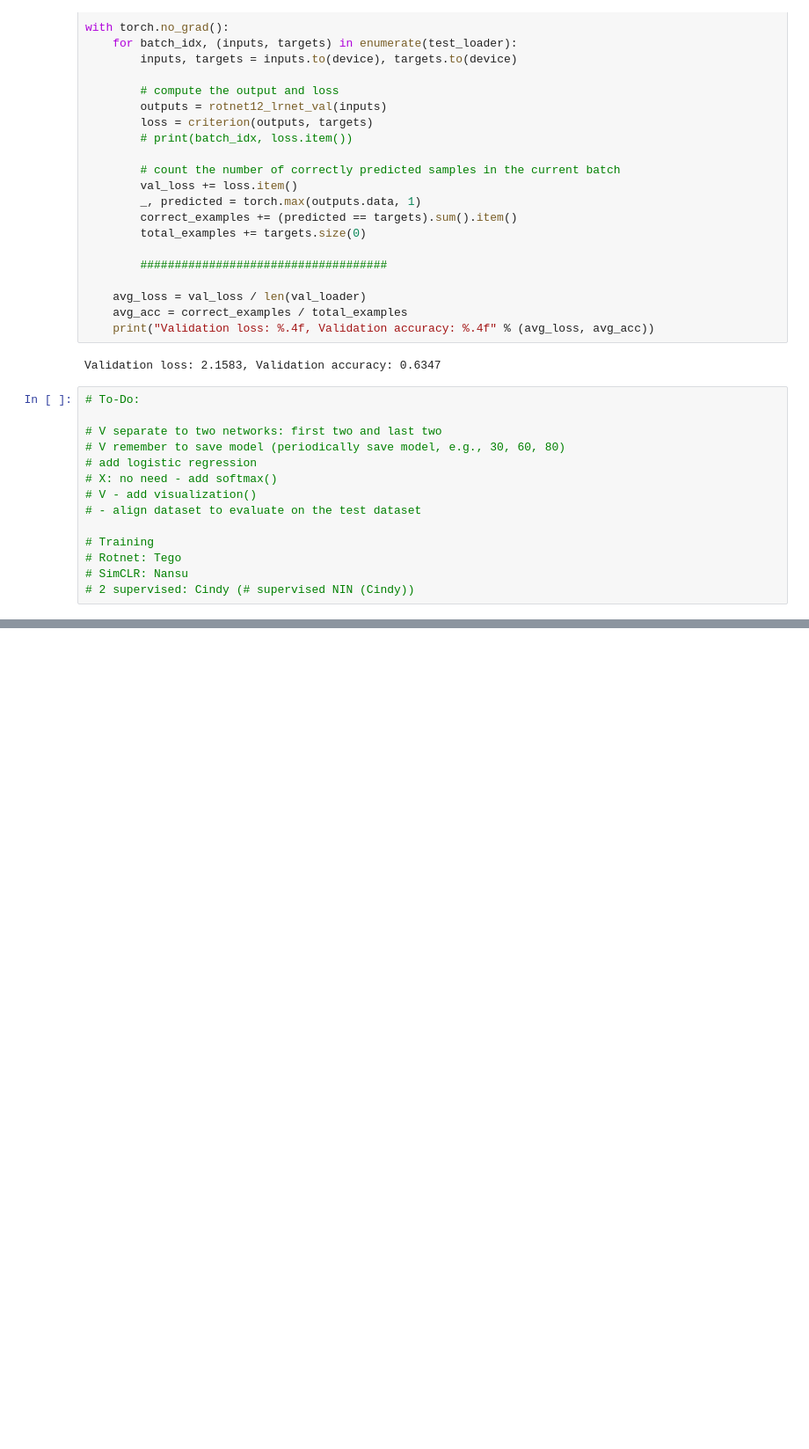
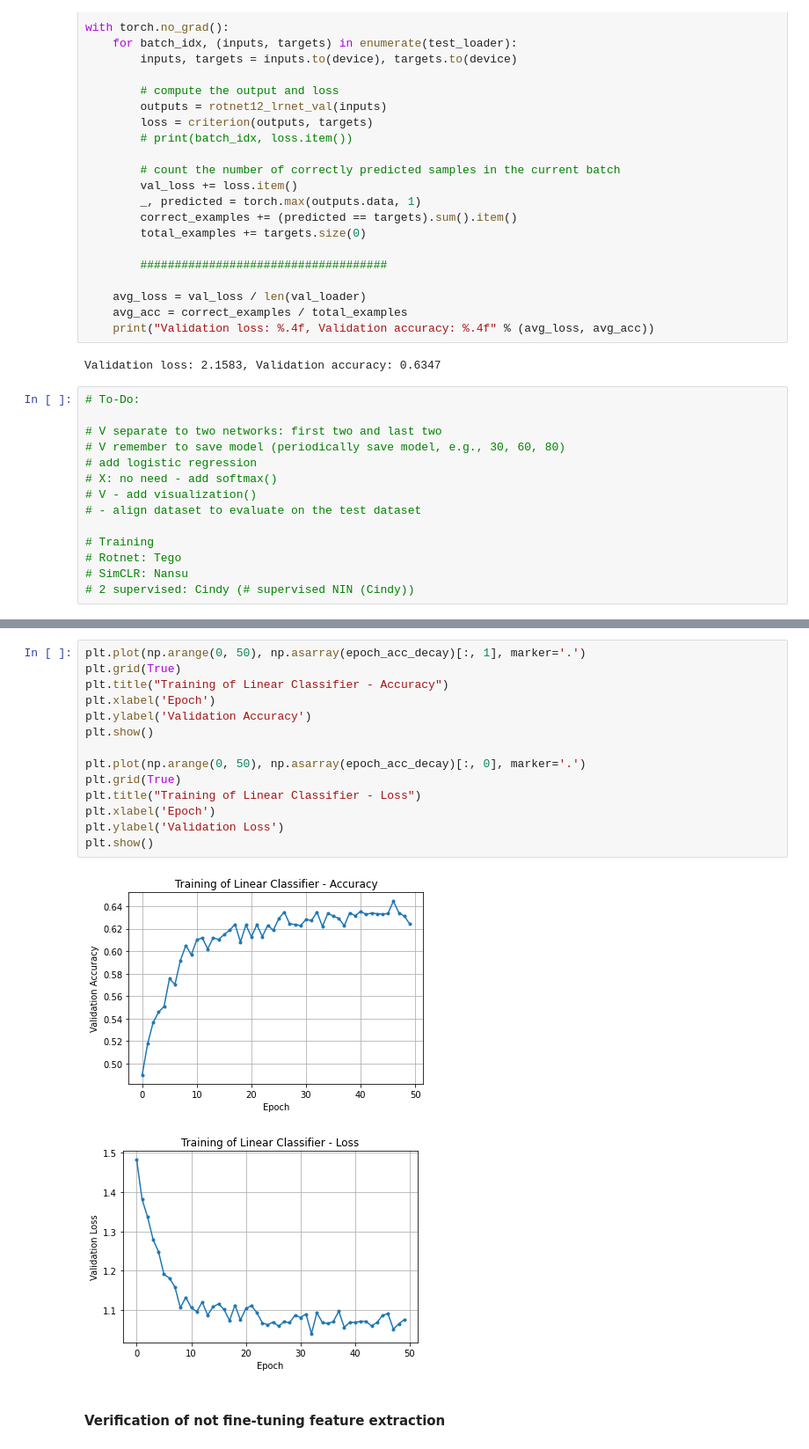
Before and after one commit to cindy-yuting-chiu/self-supervised-learning, a Jupyter notebook: notebook/Rotnet_cifar10.ipynb, the cells around one changed output, grey strips where cells are left out. Shown: that part at 88% size. Cells and saved outputs as stored; diff of their text form; blank space fills up the shorter version.

```diff
--- a/notebook/Rotnet_cifar10.ipynb
+++ b/notebook/Rotnet_cifar10.ipynb
@@ -1110,0 +1165,19 @@ Validation loss: 2.1583, Validation accuracy: 0.6347
+# %%
+plt.plot(np.arange(0, 50), np.asarray(epoch_acc_decay)[:, 1], marker='.')
+plt.grid(True)
+plt.title("Training of Linear Classifier - Accuracy")
+plt.xlabel('Epoch')
+plt.ylabel('Validation Accuracy')
+plt.show()
+
+plt.plot(np.arange(0, 50), np.asarray(epoch_acc_decay)[:, 0], marker='.')
+plt.grid(True)
+plt.title("Training of Linear Classifier - Loss")
+plt.xlabel('Epoch')
+plt.ylabel('Validation Loss')
+plt.show()
+# %% [output]
+[figure, added]
+[figure, added]
+# %% [markdown]
+#### Verification of not fine-tuning feature extraction
```
Also changed, not shown: parts of 20 cells of this notebook.
